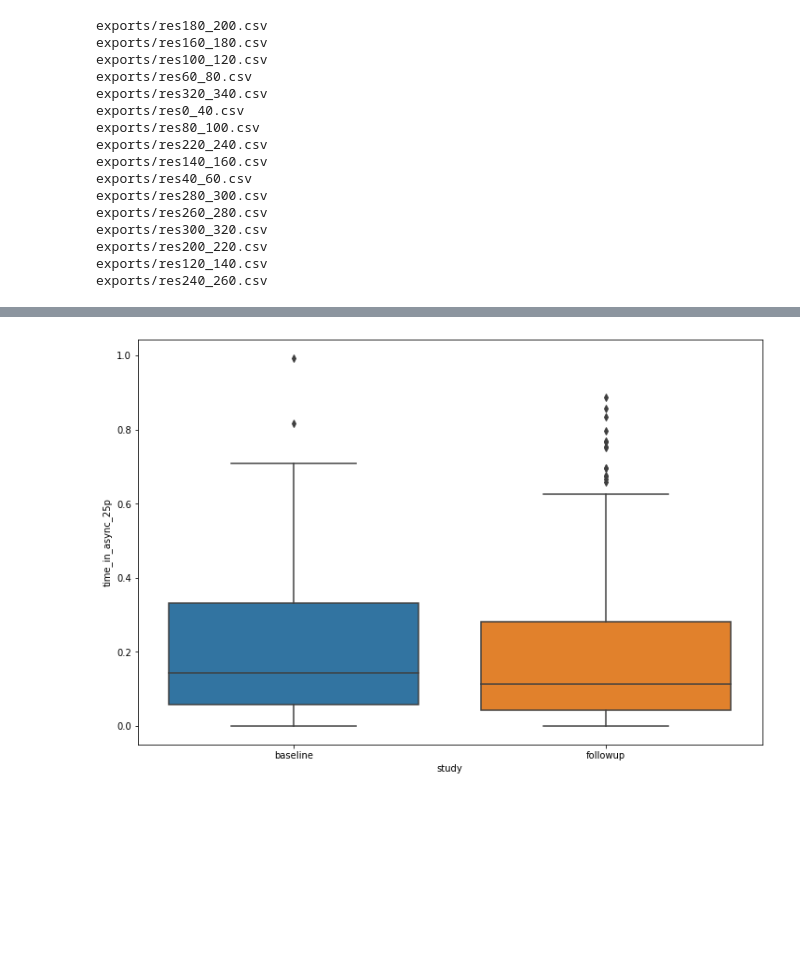
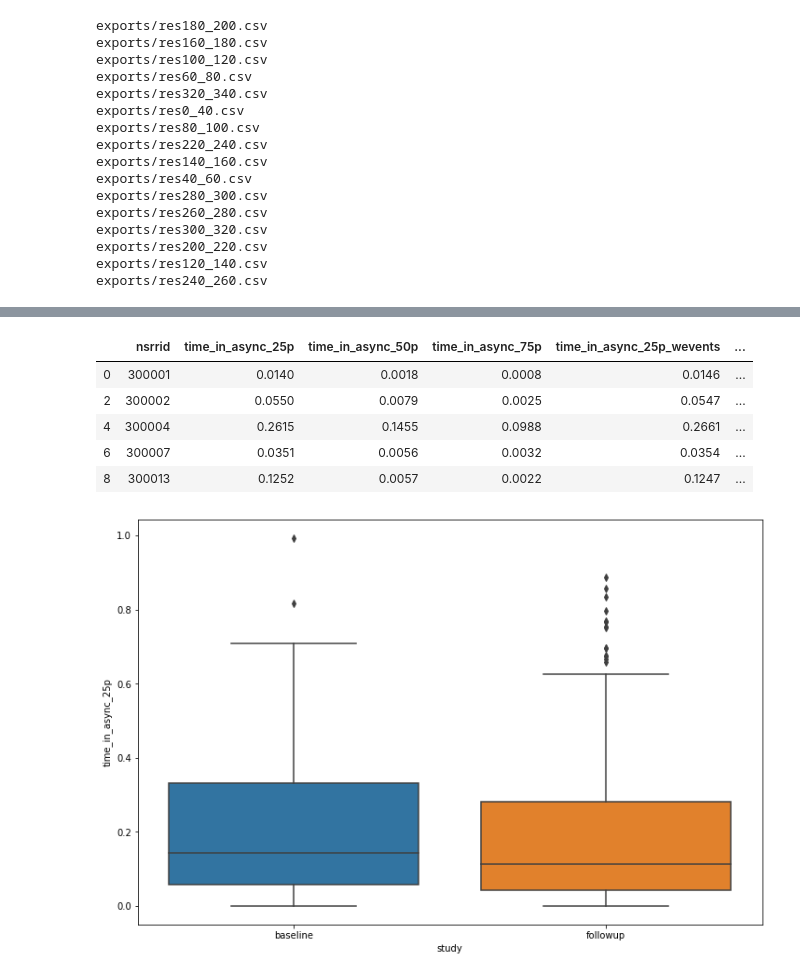
Before and after one commit to jonathanbranam/aisdb, a Jupyter notebook: Results.ipynb, the cells around one changed output, grey strips where cells are left out. Drawn from its saved outputs; the diff is of its cells as text; code cells hidden in the pictures; blank space fills up the shorter version.

```diff
--- a/Results.ipynb
+++ b/Results.ipynb
@@ -46,0 +59,21 @@ res_df.head()
+# %%
+export_columns = ['nsrrid', 'time_in_async_25p', 'time_in_async_50p', 'time_in_async_75p',
+       'time_in_async_25p_wevents', 'time_in_async_50p_wevents',
+       'time_in_async_75p_wevents', 'study', 'arm',
+       'treatment']
+round_columns = ['time_in_async_25p', 'time_in_async_50p', 'time_in_async_75p',
+       'time_in_async_25p_wevents', 'time_in_async_50p_wevents',
+       'time_in_async_75p_wevents']
+# %%
+export_df = res_df[export_columns]
+baseline_df = export_df[export_df.study == 'baseline'].drop(columns="study")
+followup_df = export_df[export_df.study == 'followup'].drop(columns="study")
+# %%
+baseline_df.head()
+# %% [output]
+|  | nsrrid | time_in_async_25p | time_in_async_50p | time_in_async_75p | time_in_async_25p_wevents | ... |
+| 0 | 300001 | 0.0140 | 0.0018 | 0.0008 | 0.0146 | ... |
+| 2 | 300002 | 0.0550 | 0.0079 | 0.0025 | 0.0547 | ... |
+| 4 | 300004 | 0.2615 | 0.1455 | 0.0988 | 0.2661 | ... |
+| 6 | 300007 | 0.0351 | 0.0056 | 0.0032 | 0.0354 | ... |
+| 8 | 300013 | 0.1252 | 0.0057 | 0.0022 | 0.1247 | ... |
```
Also changed, not shown: parts of 3 cells of this notebook, 2 other files.
